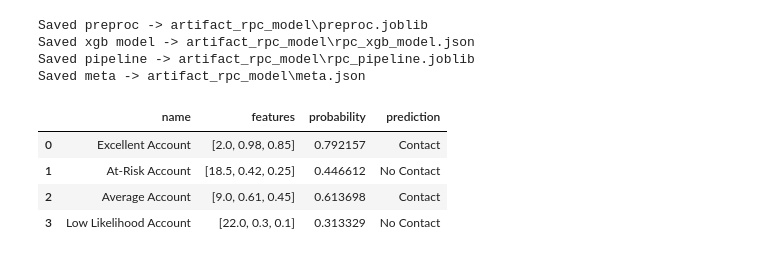
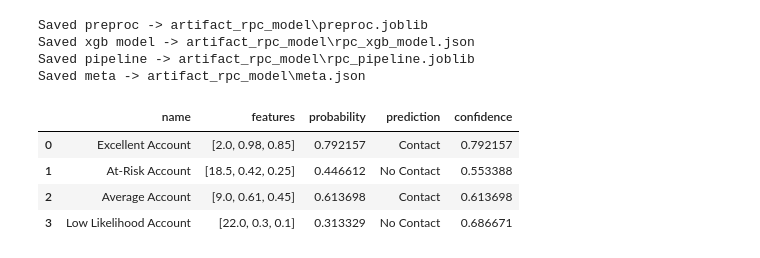
Before and after one commit to tempwalia/After-Dafter, a Jupyter notebook: notebooks/Minimal_rpc_xgb_pipeline.ipynb, the cells around one changed output. Cells and saved outputs as stored; diff of their text form; code cells hidden in the pictures.

```diff
--- a/notebooks/Minimal_rpc_xgb_pipeline.ipynb
+++ b/notebooks/Minimal_rpc_xgb_pipeline.ipynb
@@ -212,31 +212,31 @@ Saved meta -> artifact_rpc_model\meta.json
 # %%
 batch_instances = [
     {"name": "Excellent Account", "features": [2.0, 0.98, 0.85]},
     {"name": "At-Risk Account", "features": [18.5, 0.42, 0.25]},
     {"name": "Average Account", "features": [9.0, 0.61, 0.45]},
     {"name": "Low Likelihood Account", "features": [22.0, 0.30, 0.10]},
 ]
 
 X_batch = np.array([row["features"] for row in batch_instances])
 probs_batch = pipeline.predict_proba(X_batch)[:, 1]
 preds_batch = (probs_batch >= 0.5).astype(int)
 
 results = []
 for row, prob, pred in zip(batch_instances, probs_batch, preds_batch):
     label = "Contact" if pred == 1 else "No Contact"
     confidence = prob if pred == 1 else (1 - prob)
     results.append({
         "name": row["name"],
         "features": row["features"],
         "probability": float(prob),
         "prediction": label
-        #",confidence": float(confidence),
+        ,"confidence": float(confidence),
     })
 
 pd.DataFrame(results)
 # %% [output]
-|  | name | features | probability | prediction |
-| 0 | Excellent Account | [2.0, 0.98, 0.85] | 0.792157 | Contact |
-| 1 | At-Risk Account | [18.5, 0.42, 0.25] | 0.446612 | No Contact |
-| 2 | Average Account | [9.0, 0.61, 0.45] | 0.613698 | Contact |
-| 3 | Low Likelihood Account | [22.0, 0.3, 0.1] | 0.313329 | No Contact |
+|  | name | features | probability | prediction | confidence |
+| 0 | Excellent Account | [2.0, 0.98, 0.85] | 0.792157 | Contact | 0.792157 |
+| 1 | At-Risk Account | [18.5, 0.42, 0.25] | 0.446612 | No Contact | 0.553388 |
+| 2 | Average Account | [9.0, 0.61, 0.45] | 0.613698 | Contact | 0.613698 |
+| 3 | Low Likelihood Account | [22.0, 0.3, 0.1] | 0.313329 | No Contact | 0.686671 |
```
